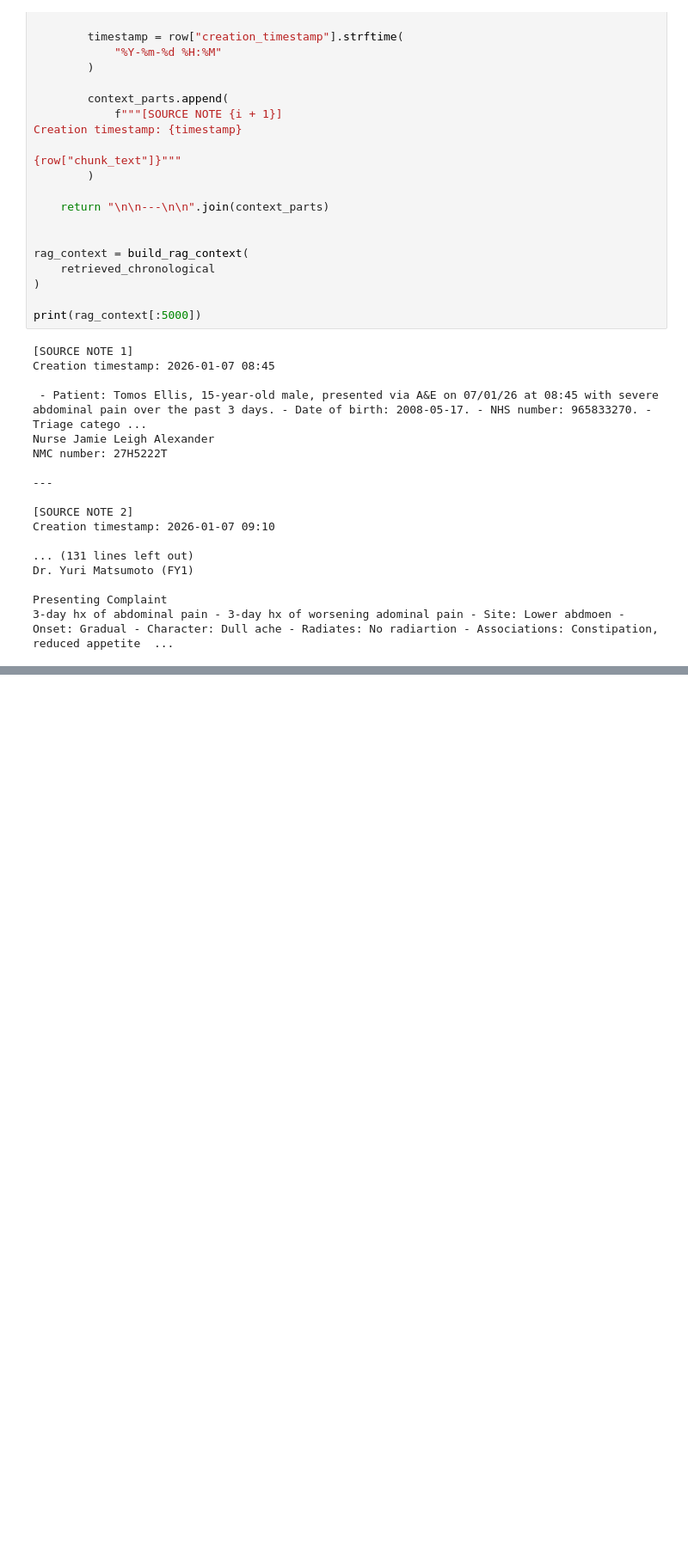
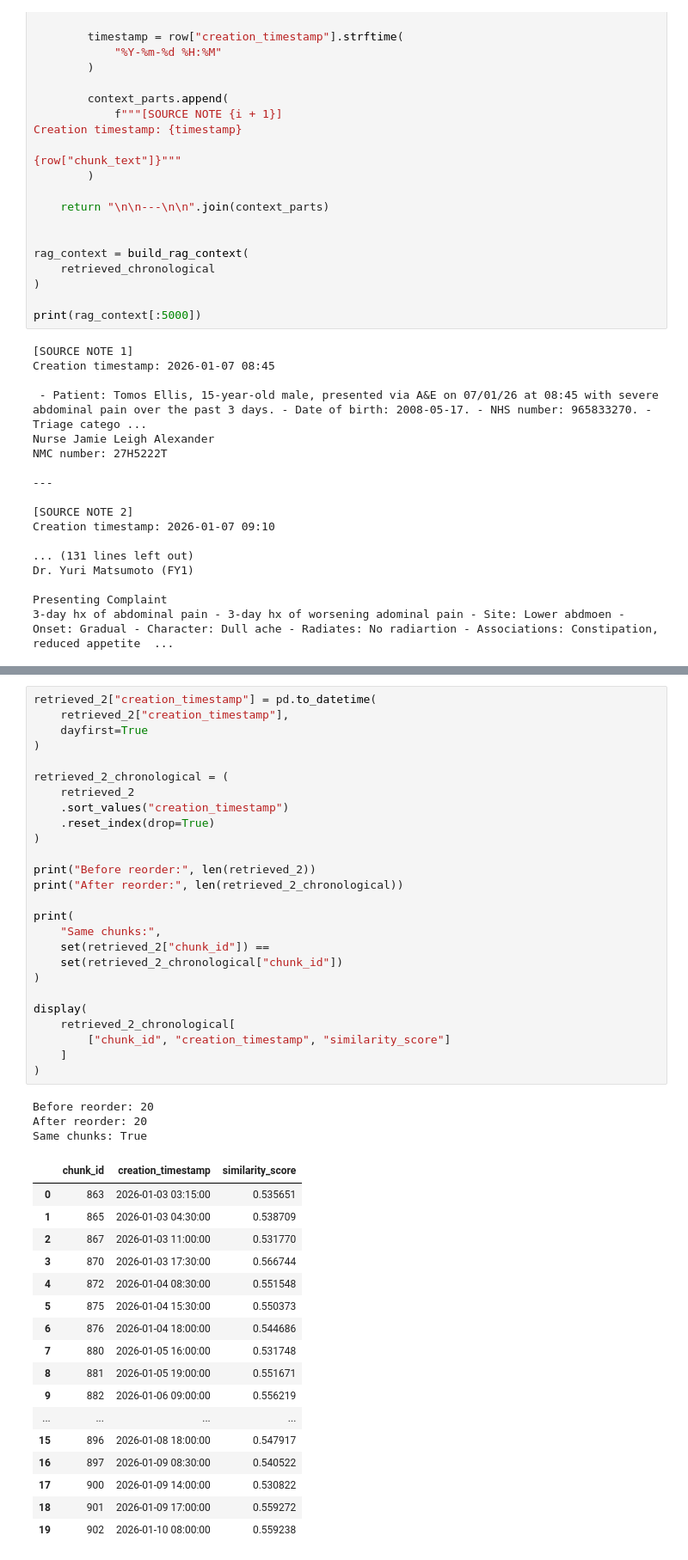
Before and after one commit to pallavi-cs-ai/clinical-summarization-eval, a Jupyter notebook: notebooks/03_main_workflow_evaluation.ipynb, the cells around one changed output, grey strips where cells are left out. Shown at 86% size. Drawn from its saved outputs; the diff is of its cells as text; blank space fills up the shorter version.

```diff
--- a/notebooks/03_main_workflow_evaluation.ipynb
+++ b/notebooks/03_main_workflow_evaluation.ipynb
@@ -303,0 +403,47 @@ ModuleNotFoundError: No module named 'config'
+# %%
+retrieved_2["creation_timestamp"] = pd.to_datetime(
+    retrieved_2["creation_timestamp"],
+    dayfirst=True
+)
+
+retrieved_2_chronological = (
+    retrieved_2
+    .sort_values("creation_timestamp")
+    .reset_index(drop=True)
+)
+
+print("Before reorder:", len(retrieved_2))
+print("After reorder:", len(retrieved_2_chronological))
+
+print(
+    "Same chunks:",
+    set(retrieved_2["chunk_id"]) ==
+    set(retrieved_2_chronological["chunk_id"])
+)
+
+display(
+    retrieved_2_chronological[
+        ["chunk_id", "creation_timestamp", "similarity_score"]
+    ]
+)
+# %% [output]
+Before reorder: 20
+After reorder: 20
+Same chunks: True
+|  | chunk_id | creation_timestamp | similarity_score |
+| 0 | 863 | 2026-01-03 03:15:00 | 0.535651 |
+| 1 | 865 | 2026-01-03 04:30:00 | 0.538709 |
+| 2 | 867 | 2026-01-03 11:00:00 | 0.531770 |
+| 3 | 870 | 2026-01-03 17:30:00 | 0.566744 |
+| 4 | 872 | 2026-01-04 08:30:00 | 0.551548 |
+| 5 | 875 | 2026-01-04 15:30:00 | 0.550373 |
+| 6 | 876 | 2026-01-04 18:00:00 | 0.544686 |
+| 7 | 880 | 2026-01-05 16:00:00 | 0.531748 |
+| 8 | 881 | 2026-01-05 19:00:00 | 0.551671 |
+| 9 | 882 | 2026-01-06 09:00:00 | 0.556219 |
+| ... | ... | ... | ... |
+| 15 | 896 | 2026-01-08 18:00:00 | 0.547917 |
+| 16 | 897 | 2026-01-09 08:30:00 | 0.540522 |
+| 17 | 900 | 2026-01-09 14:00:00 | 0.530822 |
+| 18 | 901 | 2026-01-09 17:00:00 | 0.559272 |
+| 19 | 902 | 2026-01-10 08:00:00 | 0.559238 |
```
Also changed, not shown: parts of 14 cells of this notebook, 11 other files.
